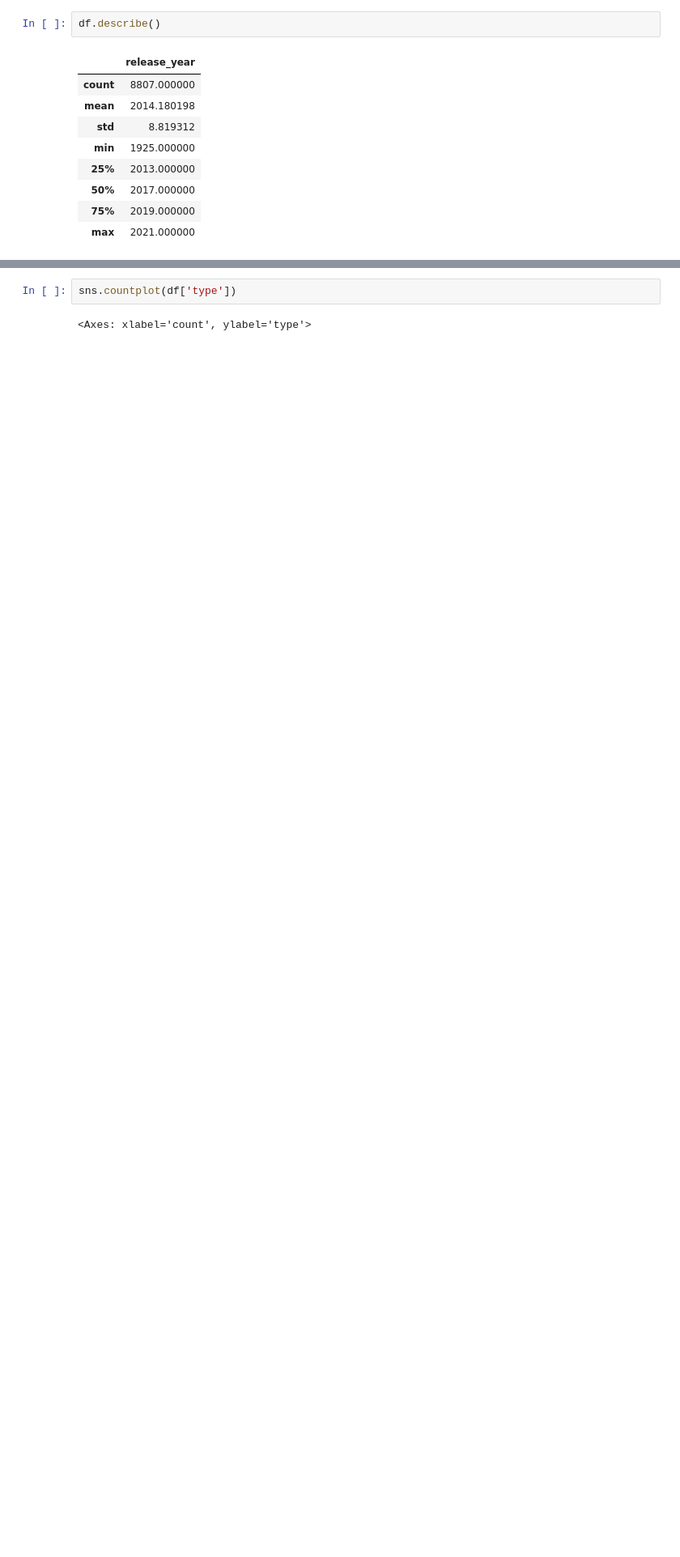
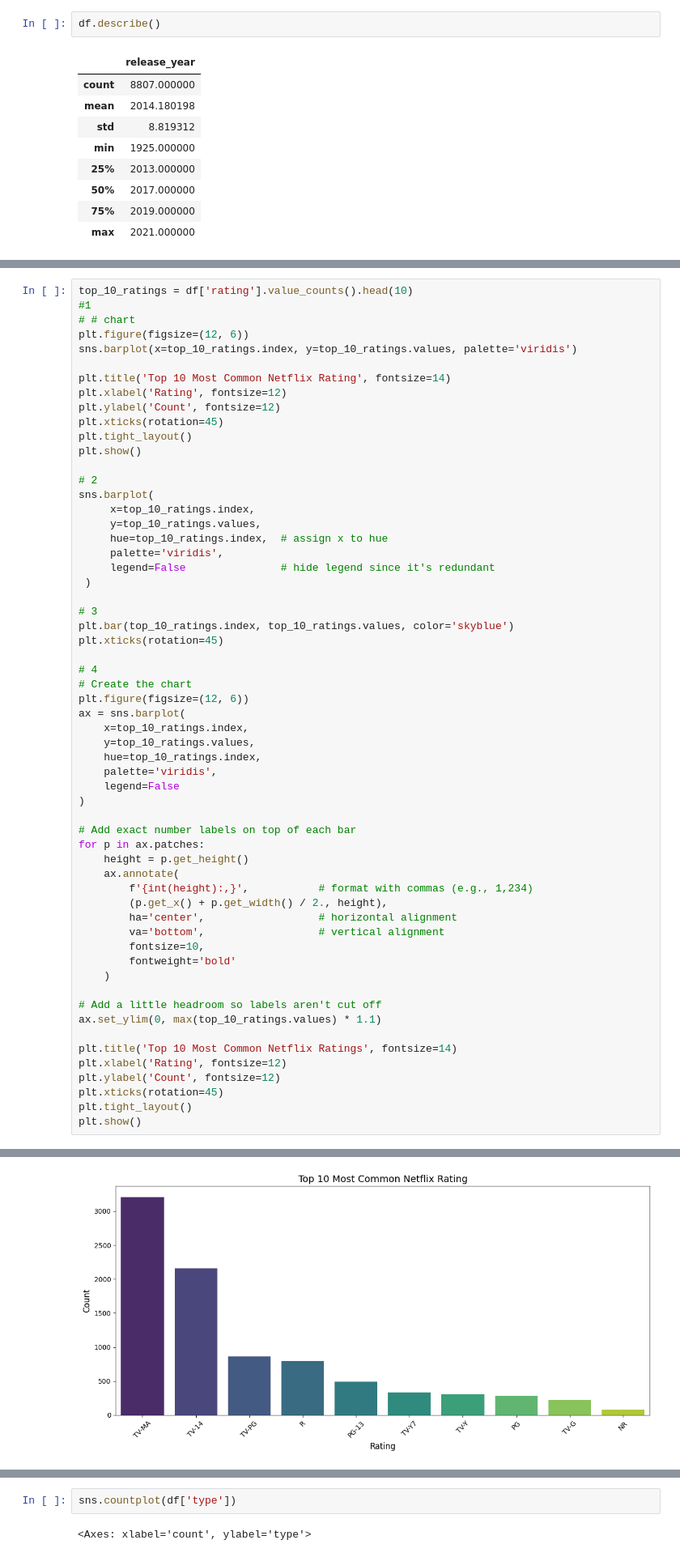
Before and after one commit to parth5757/ML-AI-Data_Science, a Jupyter notebook: Projects/Daily_learning/day1-netflix-content-analysis-ipynb.ipynb, the cells around one changed output, grey strips where cells are left out. Shown at 81% size. Saved outputs shown, nothing was run; the diff lists cells and outputs as text; blank space fills up the shorter version.

Commit message:
All question answer completed related the netflix movie analys.

```diff
--- a/Projects/Daily_learning/day1-netflix-content-analysis-ipynb.ipynb
+++ b/Projects/Daily_learning/day1-netflix-content-analysis-ipynb.ipynb
@@ -89,0 +139,60 @@ df.describe()
+# %%
+top_10_ratings = df['rating'].value_counts().head(10)
+#1
+# # chart
+plt.figure(figsize=(12, 6))
+sns.barplot(x=top_10_ratings.index, y=top_10_ratings.values, palette='viridis')
+
+plt.title('Top 10 Most Common Netflix Rating', fontsize=14)
+plt.xlabel('Rating', fontsize=12)
+plt.ylabel('Count', fontsize=12)
+plt.xticks(rotation=45)
+plt.tight_layout()
+plt.show()
+
+# 2
+sns.barplot(
+     x=top_10_ratings.index,
+     y=top_10_ratings.values,
+     hue=top_10_ratings.index,  # assign x to hue
+     palette='viridis',
+     legend=False               # hide legend since it's redundant
+ )
+
+# 3
+plt.bar(top_10_ratings.index, top_10_ratings.values, color='skyblue')
+plt.xticks(rotation=45)
+
+# 4
+# Create the chart
+plt.figure(figsize=(12, 6))
+ax = sns.barplot(
+    x=top_10_ratings.index,
+    y=top_10_ratings.values,
+    hue=top_10_ratings.index,
+    palette='viridis',
+    legend=False
+)
+
+# Add exact number labels on top of each bar
+for p in ax.patches:
+    height = p.get_height()
+    ax.annotate(
+        f'{int(height):,}',           # format with commas (e.g., 1,234)
+        (p.get_x() + p.get_width() / 2., height),
+        ha='center',                  # horizontal alignment
+        va='bottom',                  # vertical alignment
+        fontsize=10,
+        fontweight='bold'
+    )
+
+# Add a little headroom so labels aren't cut off
+ax.set_ylim(0, max(top_10_ratings.values) * 1.1)
+
+plt.title('Top 10 Most Common Netflix Ratings', fontsize=14)
+plt.xlabel('Rating', fontsize=12)
+plt.ylabel('Count', fontsize=12)
+plt.xticks(rotation=45)
+plt.tight_layout()
+plt.show()
+# %% [output]
@@ -89,0 +202 @@ df.describe()
+[figure, added]
```
Also changed, not shown: parts of 28 cells of this notebook.
